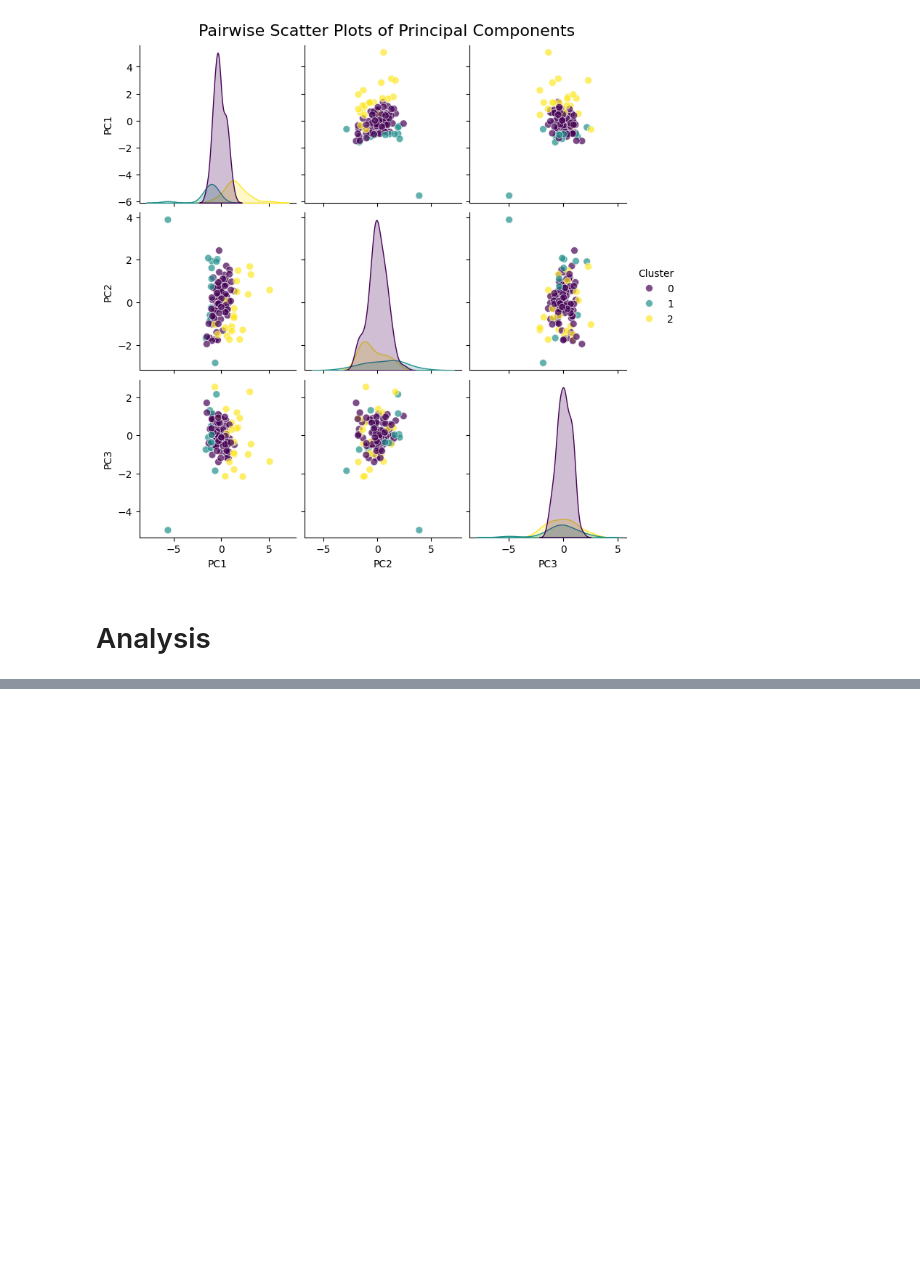
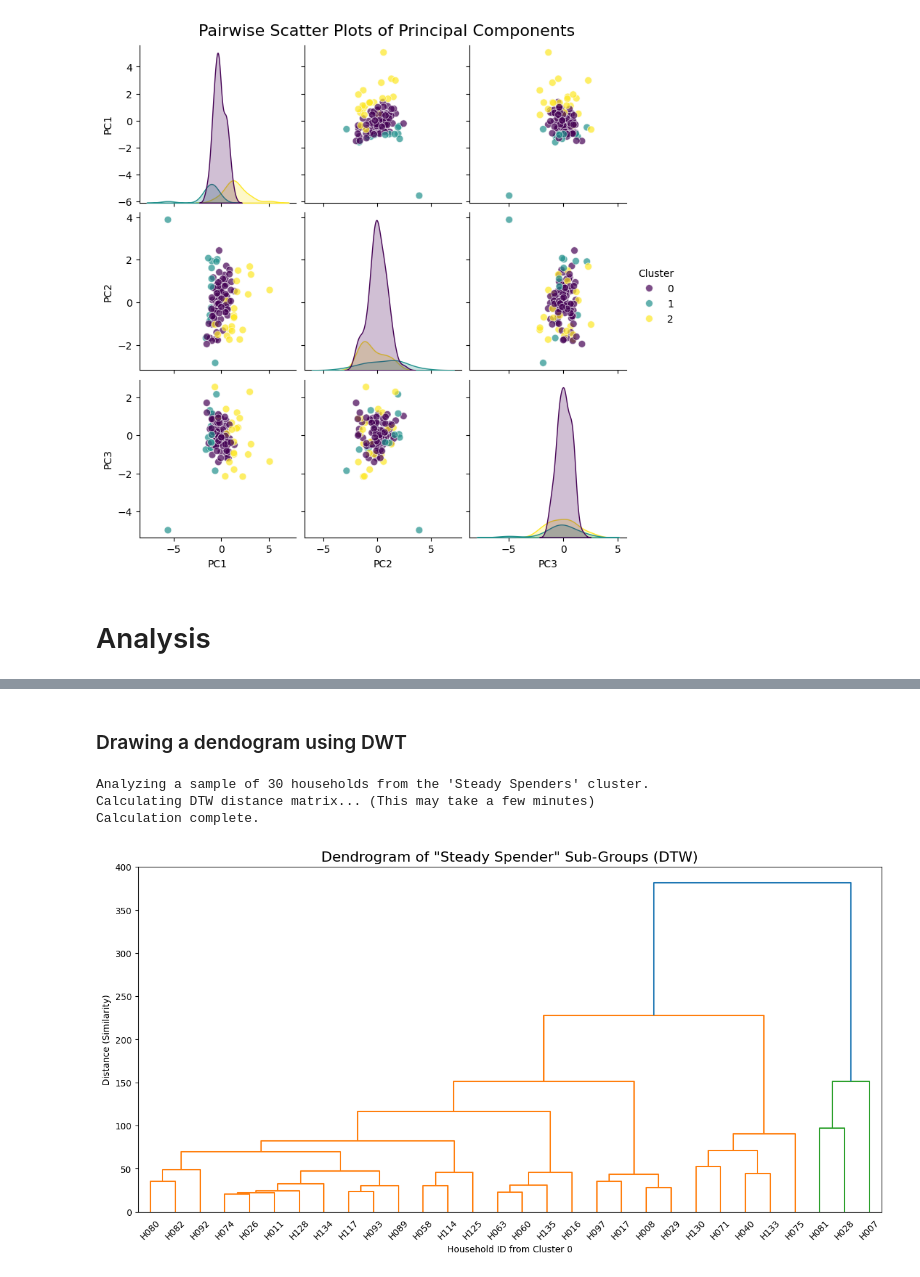
Before and after one commit to Prajwalnayak2506/PrayasDatasetAnalysis, a Jupyter notebook: Assignment.ipynb, the cells around one changed output, grey strips where cells are left out. Cells and saved outputs as stored; diff of their text form; code cells hidden in the pictures; blank space fills up the shorter version.

```diff
--- a/Assignment.ipynb
+++ b/Assignment.ipynb
@@ -516,0 +703,63 @@ df_cluster_2 = df_unique[df_unique['Cluster'] == 2].copy()
+# %% [markdown]
+### Drawing a dendogram using DWT
+# %%
+# --- Step 1: Install the required library ---
+# !pip install dtaidistance
+
+import numpy as np
+import pandas as pd
+from dtaidistance import dtw
+from scipy.cluster.hierarchy import linkage, fcluster, dendrogram
+import matplotlib.pyplot as plt
+
+# --- Step 2: Prepare the data (Revised) ---
+# Isolate the household IDs from Cluster 0, our largest group
+steady_spender_ids = df_unique[df_unique['Cluster'] == 0]['household_id']
+
+# To keep computation fast, we'll take a sample from within this cluster.
+# If the cluster has 30 or fewer members, we'll use all of them.
+SAMPLE_SIZE = 30
+if len(steady_spender_ids) > SAMPLE_SIZE:
+    sample_household_ids = steady_spender_ids.sample(n=SAMPLE_SIZE, random_state=42)
+else:
+    sample_household_ids = steady_spender_ids
+
+print(f"Analyzing a sample of {len(sample_household_ids)} households from the 'Steady Spenders' cluster.")
+
+df_sample = df_merged[df_merged['household_id'].isin(sample_household_ids)]
+
+# Use pivot_table to handle any duplicate date entries for a household
+pivot_df = df_sample.pivot_table(index='Date', columns='household_id', values='Daily consumption (kWh)', aggfunc='mean')
+
+# Fill any missing values with 0
+pivot_df.fillna(0, inplace=True)
+
+# Transpose the data so each row represents one household's time series
+time_series_data = pivot_df.transpose().values
+
+# --- Step 3: Calculate the DTW distance matrix ---
+print("Calculating DTW distance matrix... (This may take a few minutes)")
+distance_matrix = dtw.distance_matrix_fast(time_series_data)
+print("Calculation complete.")
+
+# --- Step 4: Perform Hierarchical Clustering ---
+linked = linkage(distance_matrix, method='ward')
+
+# --- Step 5: Visualize the results with a Dendrogram ---
+plt.figure(figsize=(15, 7))
+dendrogram(linked,
+            orientation='top',
+            labels=sample_household_ids.tolist(),
+            distance_sort='descending',
+            show_leaf_counts=True)
+plt.title(f'Dendrogram of "Steady Spender" Sub-Groups (DTW)', fontsize=16)
+plt.xlabel('Household ID from Cluster 0')
+plt.ylabel('Distance (Similarity)')
+plt.show()
+
+# --- Step 6: Assign clusters and visualize the time series shapes ---
+# %% [output]
+Analyzing a sample of 30 households from the 'Steady Spenders' cluster.
+Calculating DTW distance matrix... (This may take a few minutes)
+Calculation complete.
+[figure, added]
```
Also changed, not shown: parts of 14 cells of this notebook.
